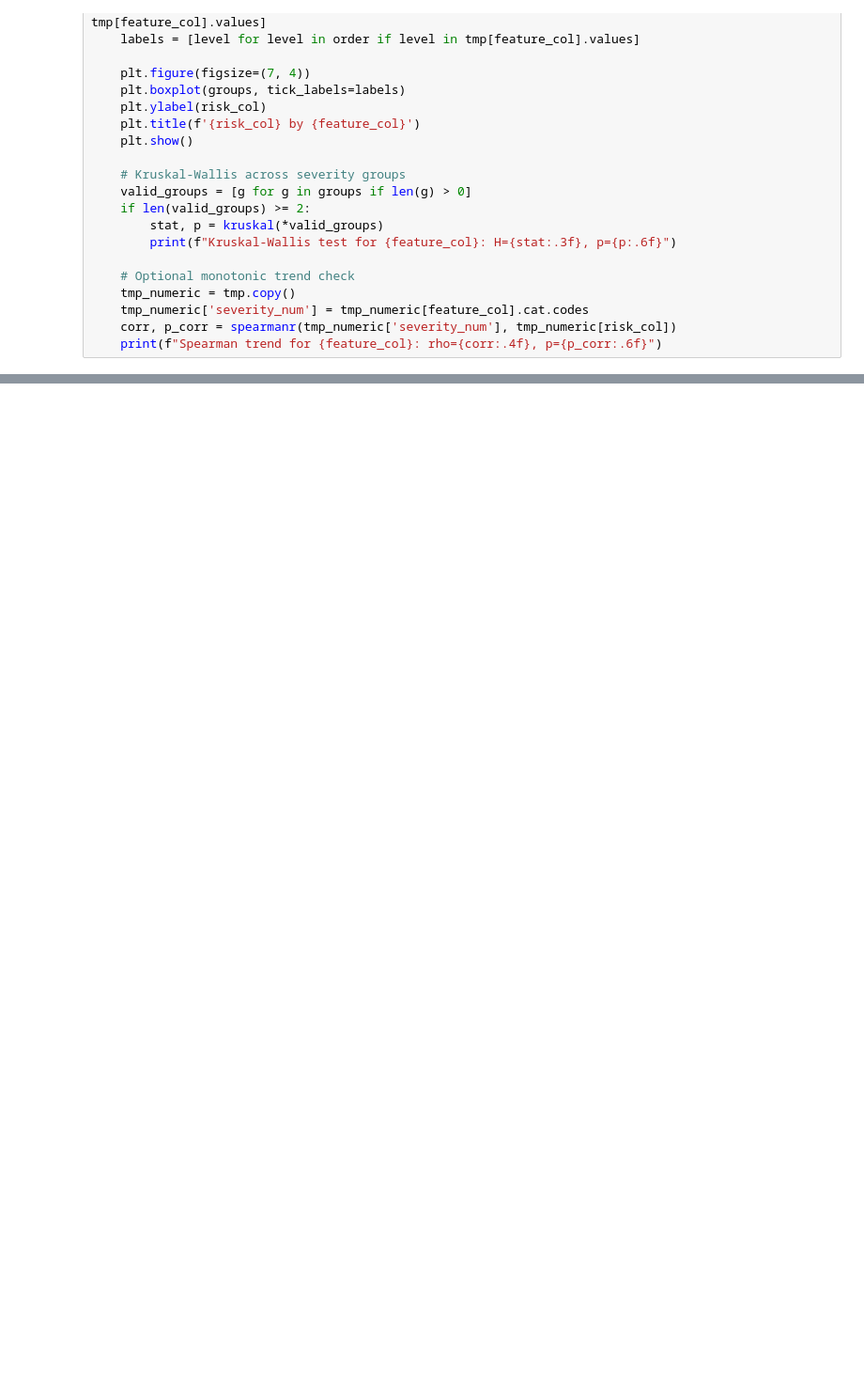
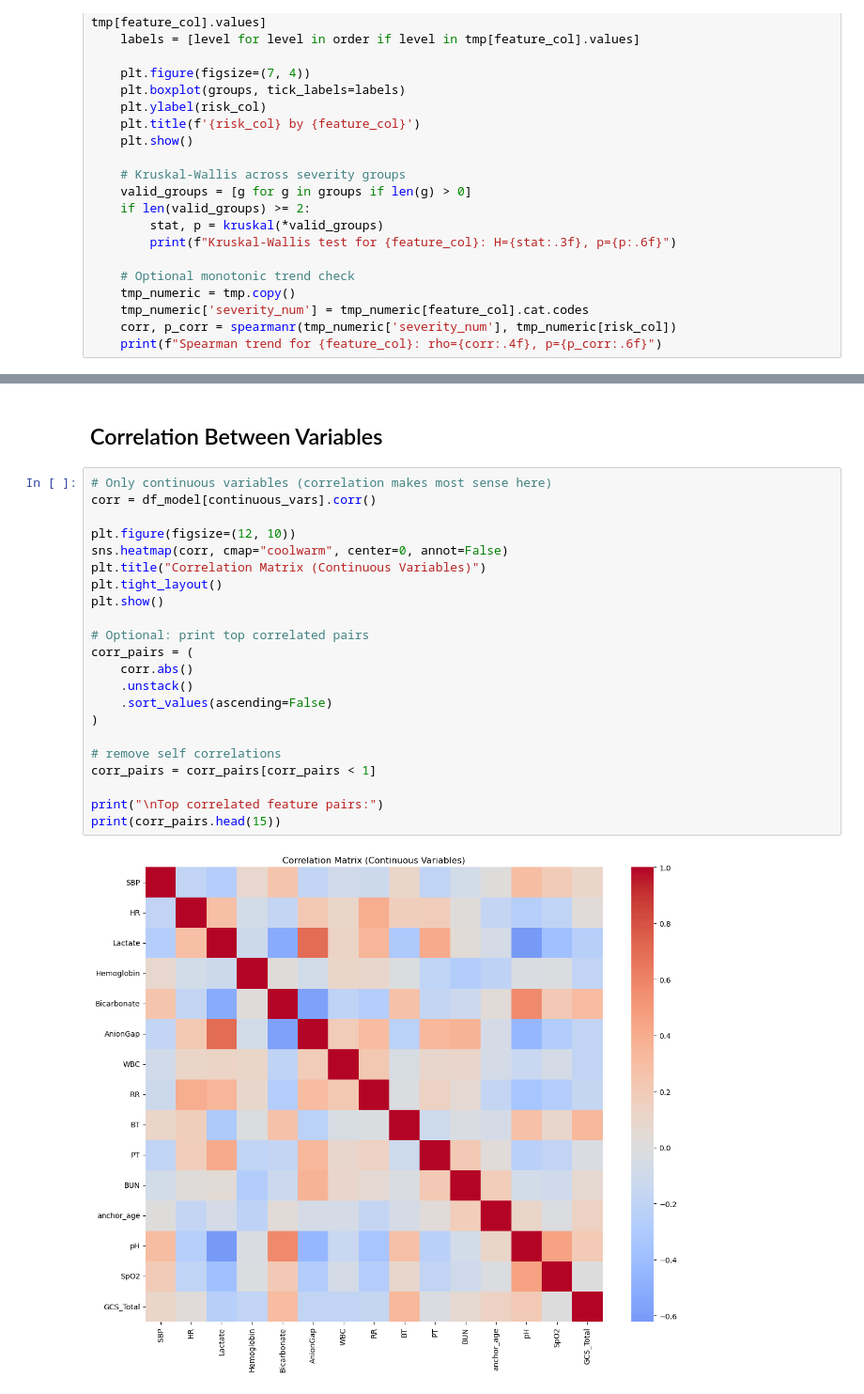
Before and after one commit to cagandeliktas/Master-thesis-Cagan, a Jupyter notebook: Modelling/structured_model_first24h.ipynb, the cells around one changed output, grey strips where cells are left out. Shown at 94% size. Saved outputs shown, nothing was run; the diff lists cells and outputs as text; blank space fills up the shorter version.

```diff
--- a/Modelling/structured_model_first24h.ipynb
+++ b/Modelling/structured_model_first24h.ipynb
@@ -608,0 +798,26 @@ Spearman trend for llm_severity_shock: rho=0.2921, p=0.000000
+# %% [markdown]
+## Correlation Between Variables
+# %%
+# Only continuous variables (correlation makes most sense here)
+corr = df_model[continuous_vars].corr()
+
+plt.figure(figsize=(12, 10))
+sns.heatmap(corr, cmap="coolwarm", center=0, annot=False)
+plt.title("Correlation Matrix (Continuous Variables)")
+plt.tight_layout()
+plt.show()
+
+# Optional: print top correlated pairs
+corr_pairs = (
+    corr.abs()
+    .unstack()
+    .sort_values(ascending=False)
+)
+
+# remove self correlations
+corr_pairs = corr_pairs[corr_pairs < 1]
+
+print("\nTop correlated feature pairs:")
+print(corr_pairs.head(15))
+# %% [output]
+[figure, added]
```
Also changed, not shown: parts of 24 cells of this notebook.
